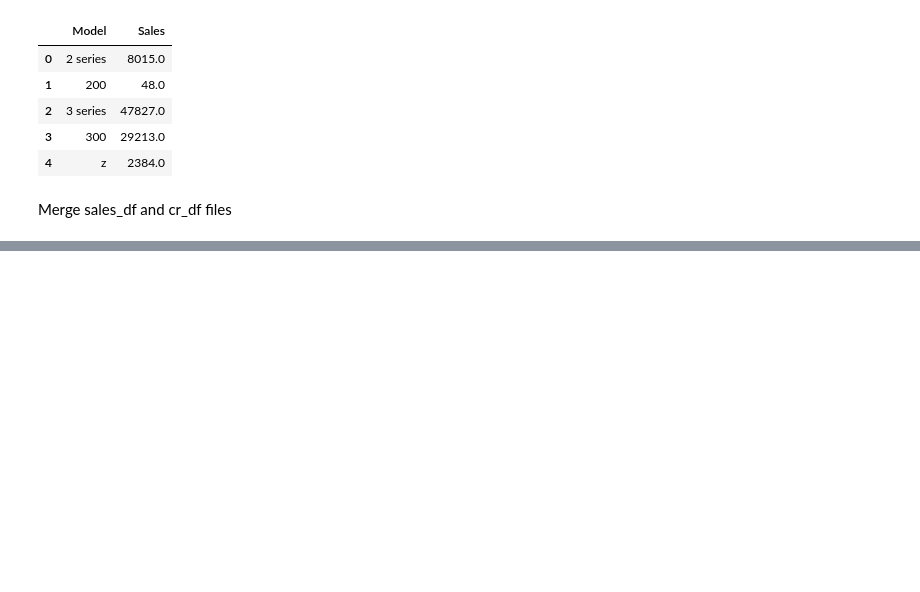
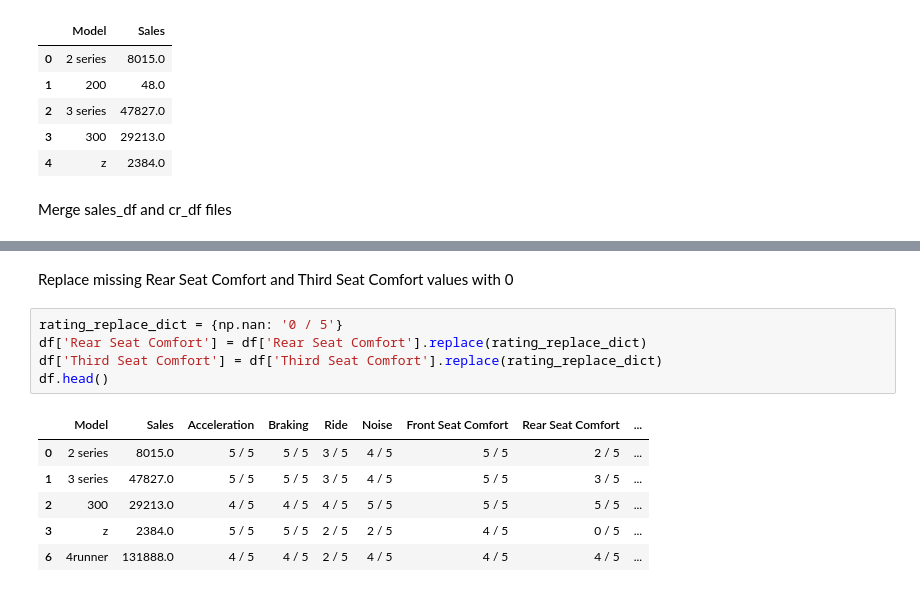
Before and after one commit to blantj/Auto_Sales_Regression, a Jupyter notebook: Modeling.ipynb, the cells around one changed output, grey strips where cells are left out. Cells and saved outputs as stored; diff of their text form; blank space fills up the shorter version.

```diff
--- a/Modeling.ipynb
+++ b/Modeling.ipynb
@@ -115,0 +177,14 @@ merged_df.head()
+# %% [markdown]
+Replace missing Rear Seat Comfort and Third Seat Comfort values with 0
+# %%
+rating_replace_dict = {np.nan: '0 / 5'}
+df['Rear Seat Comfort'] = df['Rear Seat Comfort'].replace(rating_replace_dict)
+df['Third Seat Comfort'] = df['Third Seat Comfort'].replace(rating_replace_dict)
+df.head()
+# %% [output]
+|  | Model | Sales | Acceleration | Braking | Ride | Noise | Front Seat Comfort | Rear Seat Comfort | ... |
+| 0 | 2 series | 8015.0 | 5 / 5 | 5 / 5 | 3 / 5 | 4 / 5 | 5 / 5 | 2 / 5 | ... |
+| 1 | 3 series | 47827.0 | 5 / 5 | 5 / 5 | 3 / 5 | 4 / 5 | 5 / 5 | 3 / 5 | ... |
+| 2 | 300 | 29213.0 | 4 / 5 | 4 / 5 | 4 / 5 | 5 / 5 | 5 / 5 | 5 / 5 | ... |
+| 3 | z | 2384.0 | 5 / 5 | 5 / 5 | 2 / 5 | 2 / 5 | 4 / 5 | 0 / 5 | ... |
+| 6 | 4runner | 131888.0 | 4 / 5 | 4 / 5 | 2 / 5 | 4 / 5 | 4 / 5 | 4 / 5 | ... |
```
Also changed, not shown: parts of 17 cells of this notebook.
